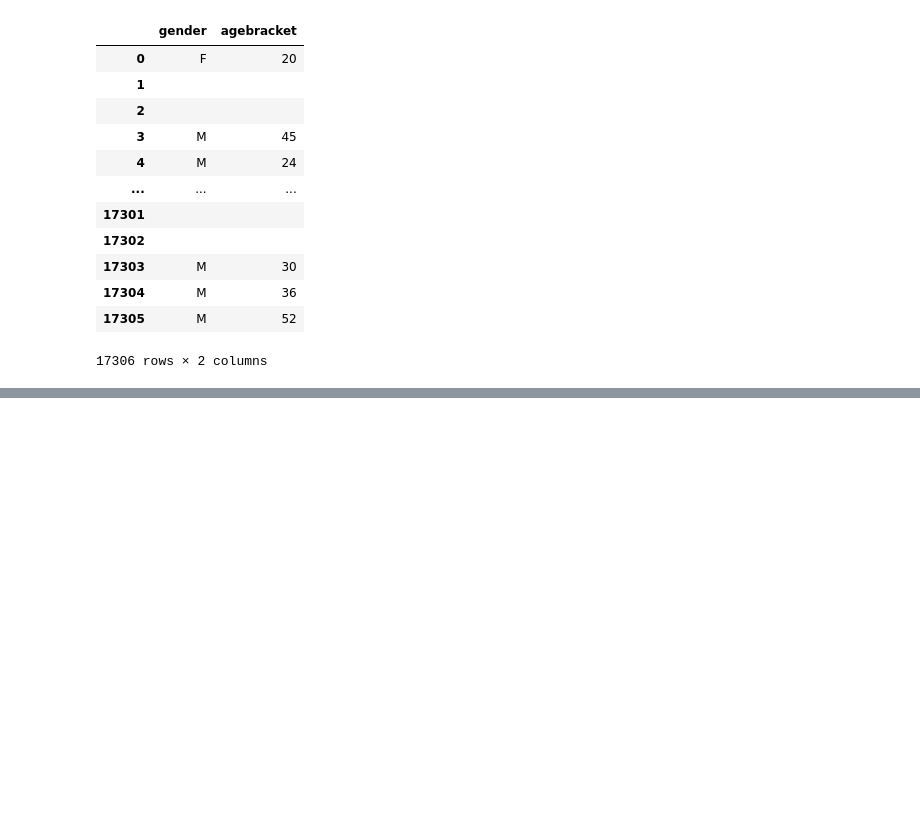
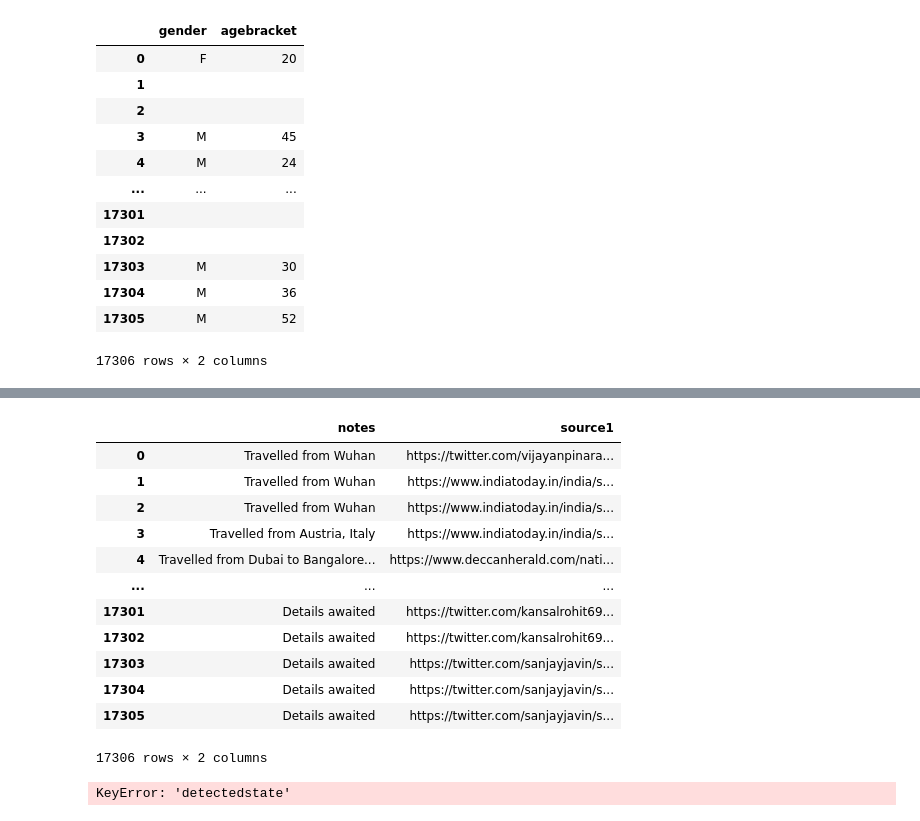
Before and after one commit to aayushgupta97/covid-dash, a Jupyter notebook: Notebooks/raw_data.ipynb, the cells around one changed output, grey strips where cells are left out. Drawn from its saved outputs; the diff is of its cells as text; code cells hidden in the pictures; blank space fills up the shorter version.

```diff
--- a/Notebooks/raw_data.ipynb
+++ b/Notebooks/raw_data.ipynb
@@ -131,0 +150,20 @@ df1
+# %%
+df[['notes', 'source1']]
+# %% [output]
+|  | notes | source1 |
+| 0 | Travelled from Wuhan | https://twitter.com/vijayanpinara... |
+| 1 | Travelled from Wuhan | https://www.indiatoday.in/india/s... |
+| 2 | Travelled from Wuhan | https://www.indiatoday.in/india/s... |
+| 3 | Travelled from Austria, Italy | https://www.indiatoday.in/india/s... |
+| 4 | Travelled from Dubai to Bangalore... | https://www.deccanherald.com/nati... |
+| ... | ... | ... |
+| 17301 | Details awaited | https://twitter.com/kansalrohit69... |
+| 17302 | Details awaited | https://twitter.com/kansalrohit69... |
+| 17303 | Details awaited | https://twitter.com/sanjayjavin/s... |
+| 17304 | Details awaited | https://twitter.com/sanjayjavin/s... |
+| 17305 | Details awaited | https://twitter.com/sanjayjavin/s... |
+17306 rows × 2 columns
+# %%
+raw_df['detectedstate'].value_counts()
+# %% [output]
+KeyError: 'detectedstate'
```
Also changed, not shown: parts of 7 cells of this notebook, 14 other files.
